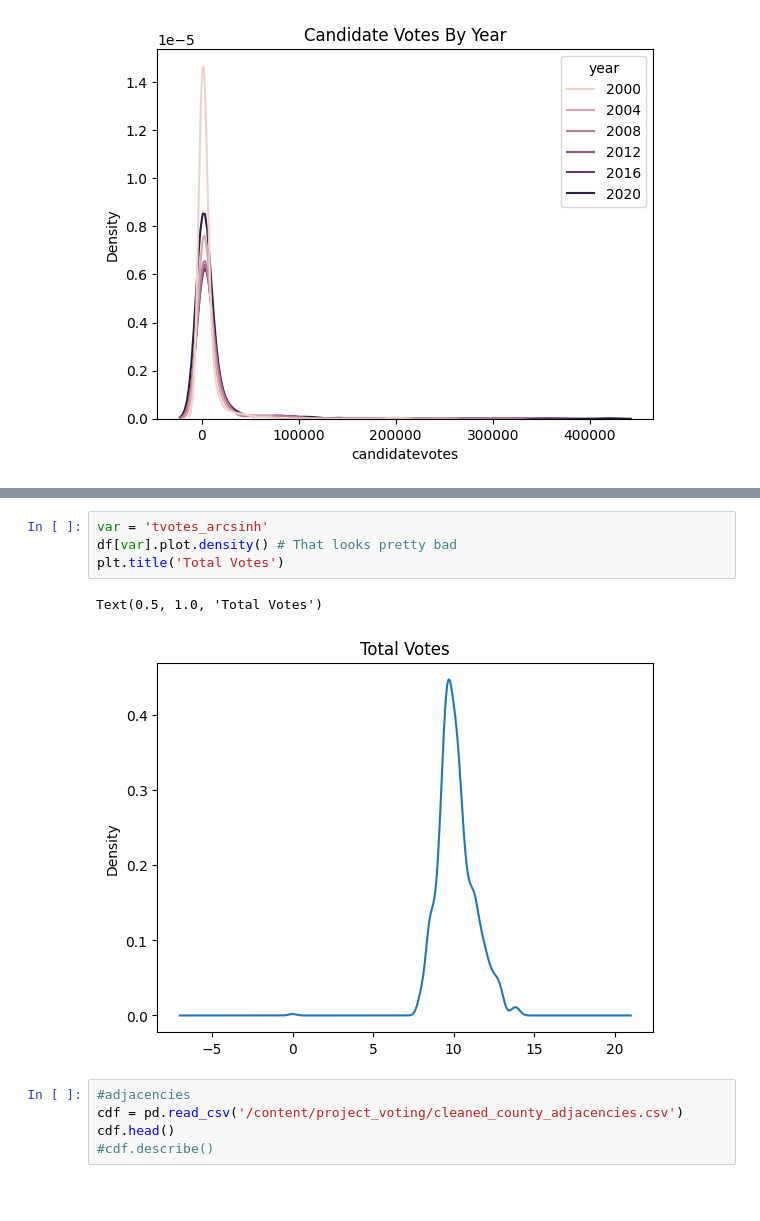
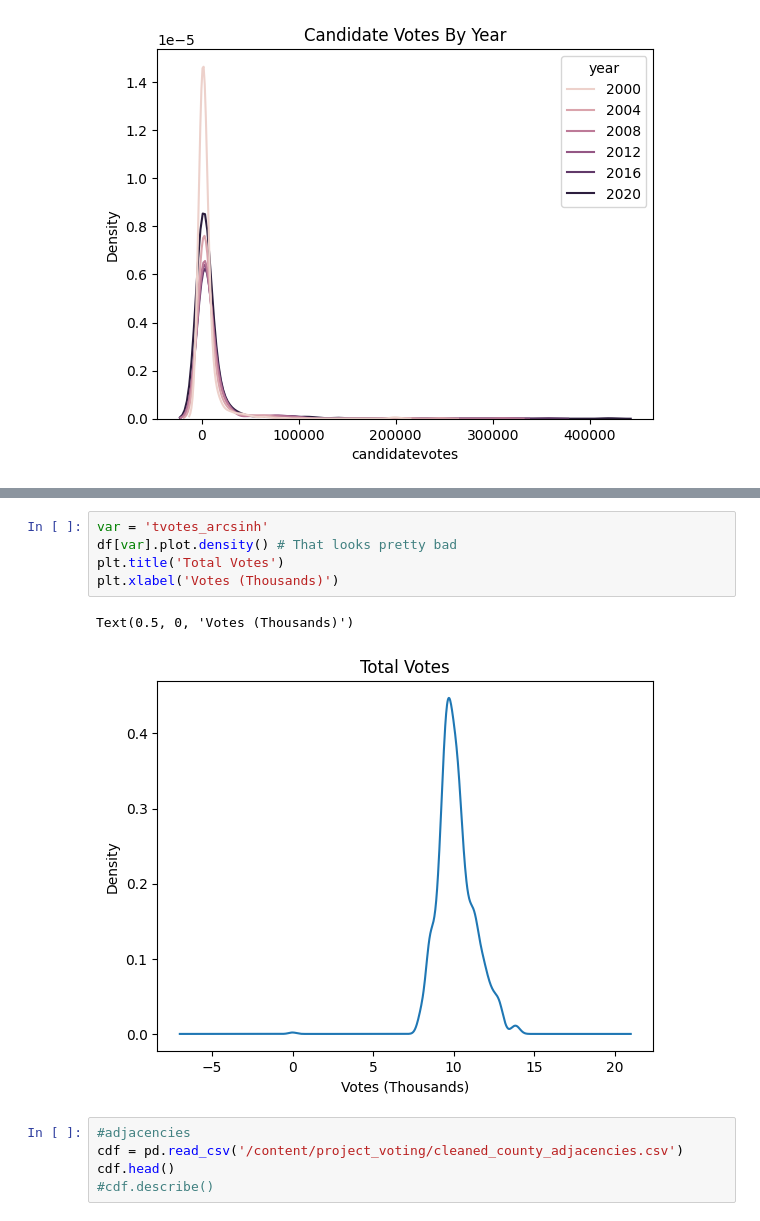
Before and after one commit to kelseymatsik/project_voting, a Jupyter notebook: Visuals_Density_Plots.ipynb, the cells around one changed output, grey strips where cells are left out. Drawn from its saved outputs; the diff is of its cells as text; blank space fills up the shorter version.

```diff
--- a/Visuals_Density_Plots.ipynb
+++ b/Visuals_Density_Plots.ipynb
@@ -50,10 +51,11 @@ Text(0.5, 1.0, 'Candidate Votes')
 # %%
 var = 'tvotes_arcsinh'
 df[var].plot.density() # That looks pretty bad
 plt.title('Total Votes')
+plt.xlabel('Votes (Thousands)')
 # %% [output]
-Text(0.5, 1.0, 'Total Votes')
+Text(0.5, 0, 'Votes (Thousands)')
-[figure, old version]
+[figure, new version]
 # %%
 #adjacencies
 cdf = pd.read_csv('/content/project_voting/cleaned_county_adjacencies.csv')
```
Also changed, not shown: parts of 10 cells of this notebook.
